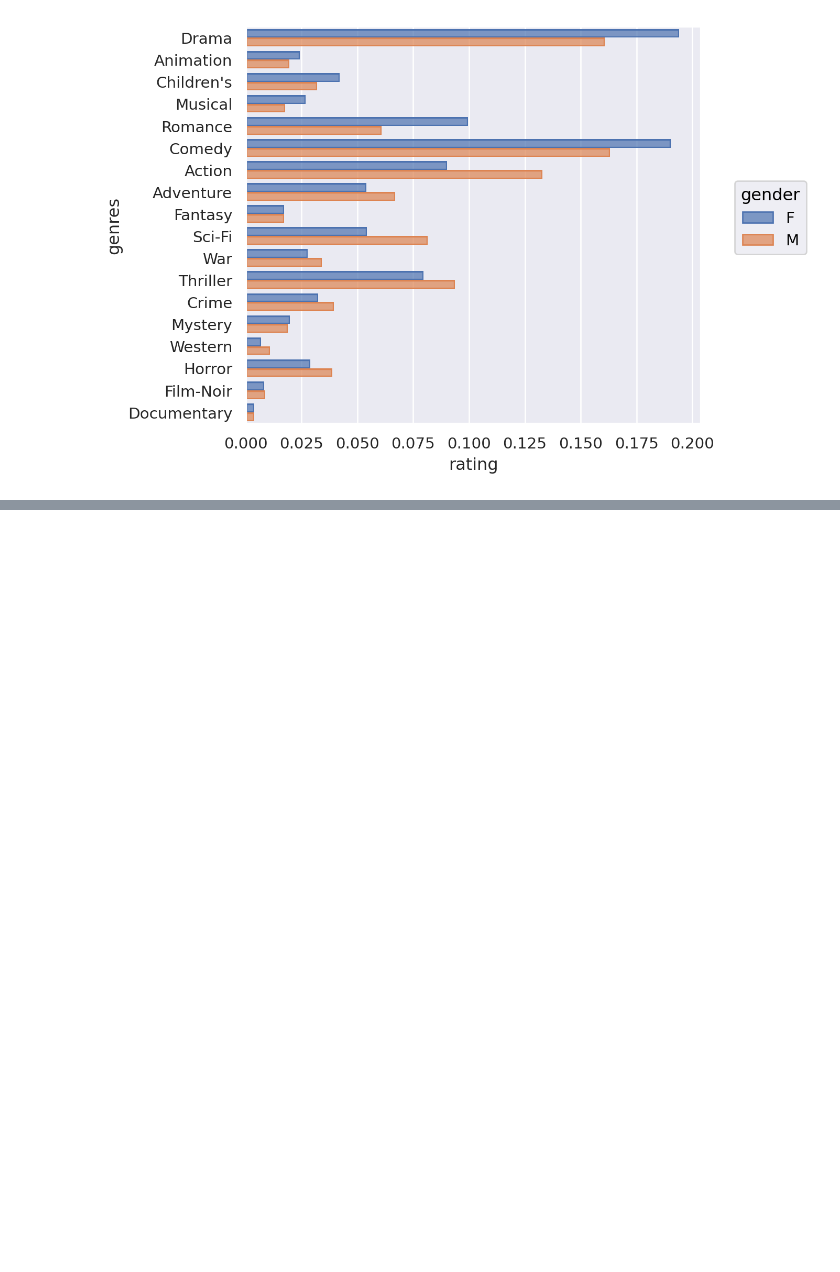
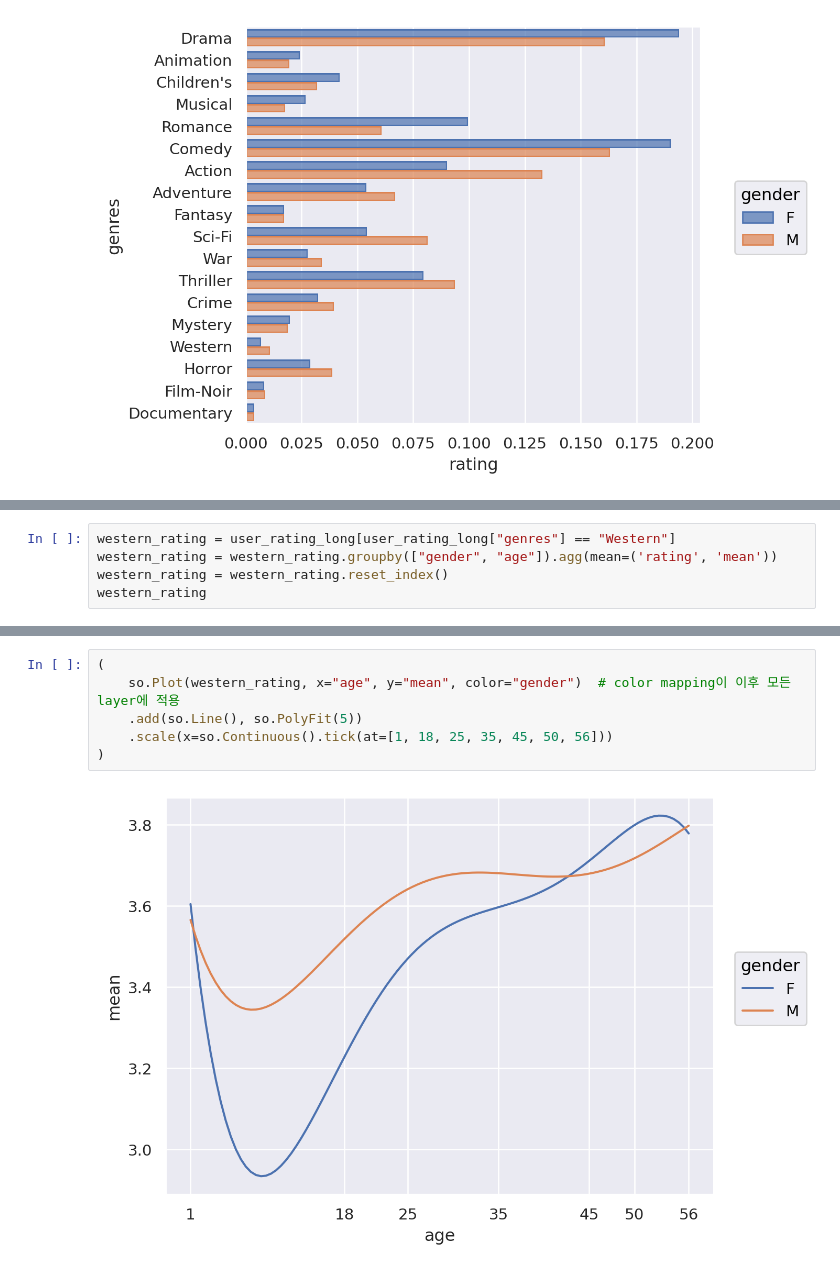
Before and after one commit to Felix-Silas/2024-1-Class, a Jupyter notebook: Data Analysis and Visualization/HW02_MovieLens_Exercise.ipynb, the cells around one changed output, grey strips where cells are left out. Cells and saved outputs as stored; diff of their text form; blank space fills up the shorter version.

```diff
--- a/Data Analysis and Visualization/HW02_MovieLens_Exercise.ipynb
+++ b/Data Analysis and Visualization/HW02_MovieLens_Exercise.ipynb
@@ -398,0 +481,5 @@ user_rating_long
+# %%
+western_rating = user_rating_long[user_rating_long["genres"] == "Western"]
+western_rating = western_rating.groupby(["gender", "age"]).agg(mean=('rating', 'mean'))
+western_rating = western_rating.reset_index()
+western_rating
@@ -398,0 +496,8 @@ user_rating_long
+# %%
+(
+    so.Plot(western_rating, x="age", y="mean", color="gender")  # color mapping이 이후 모든 layer에 적용
+    .add(so.Line(), so.PolyFit(5))
+    .scale(x=so.Continuous().tick(at=[1, 18, 25, 35, 45, 50, 56]))
+)
+# %% [output]
+[figure, added]
```
Also changed, not shown: parts of 21 cells of this notebook.
